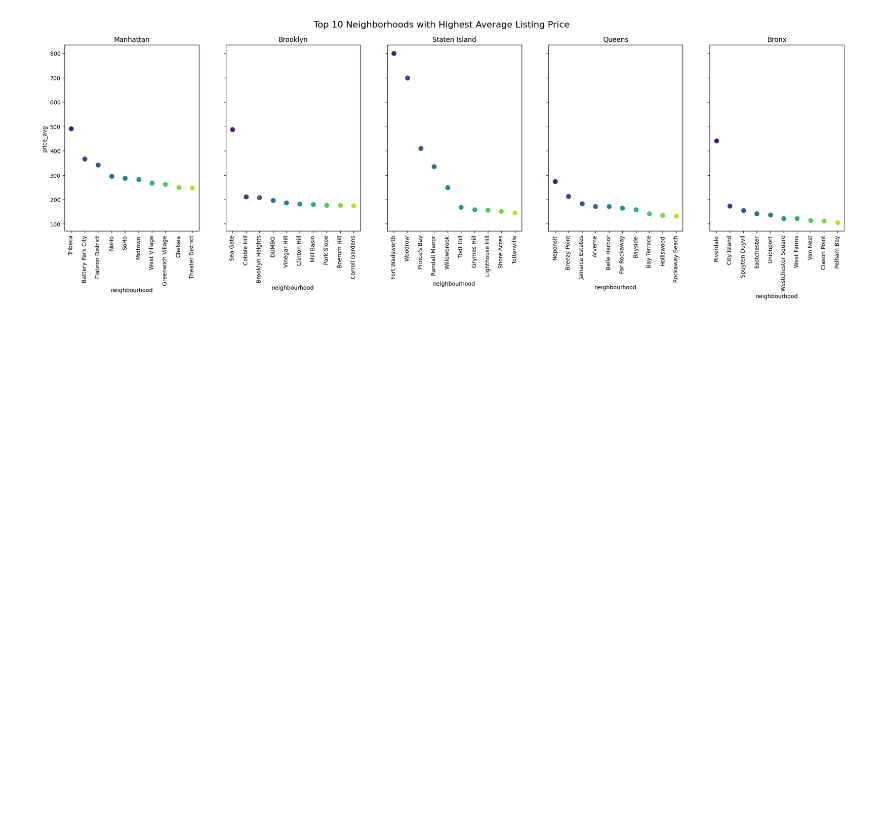
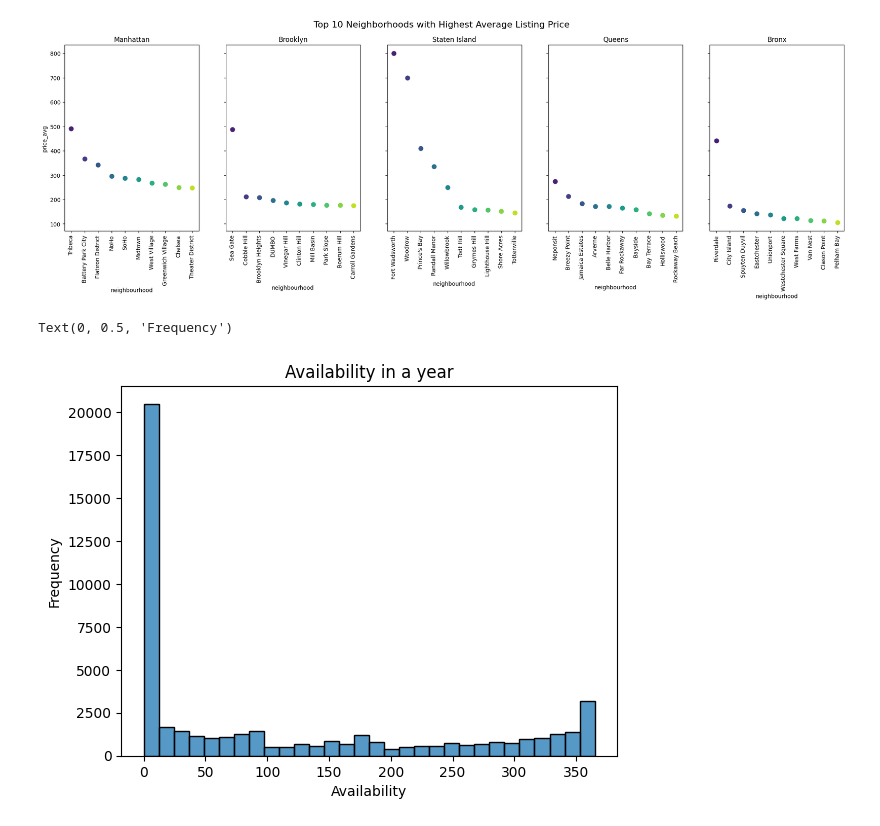
Before and after one commit to KT0846/nyc_abnb, a Jupyter notebook: NYC_Abnb.ipynb, the cells around one changed output. Cells and saved outputs as stored; diff of their text form; code cells hidden in the pictures; blank space fills up the shorter version.

```diff
--- a/NYC_Abnb.ipynb
+++ b/NYC_Abnb.ipynb
@@ -566,3 +566,12 @@ Passing `palette` without assigning `hue` is deprecated and will be removed in v
   sns.pointplot(x='neighbourhood',y='price_avg',data=highest10[highest10['neighbourhood_group']=='Bronx'],ax=axes[4],palette='viridis')
 Text(0.5, 1.0, 'Bronx')
 [figure]
+# %%
+# check the distribution of listing availability
+sns.histplot(airbnb['availability_365'], kde=False)
+plt.title('Availability in a year')
+plt.xlabel('Availability')
+plt.ylabel('Frequency')
+# %% [output]
+Text(0, 0.5, 'Frequency')
+[figure, added]
```
Also changed, not shown: parts of 26 cells of this notebook, 1 other file.
